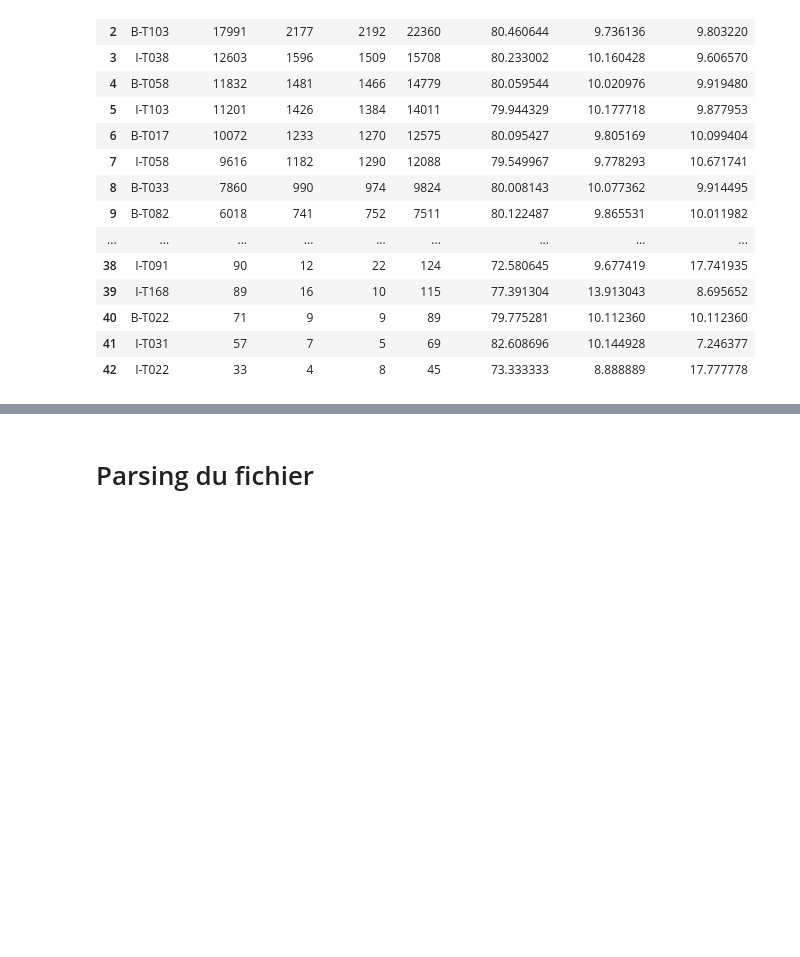
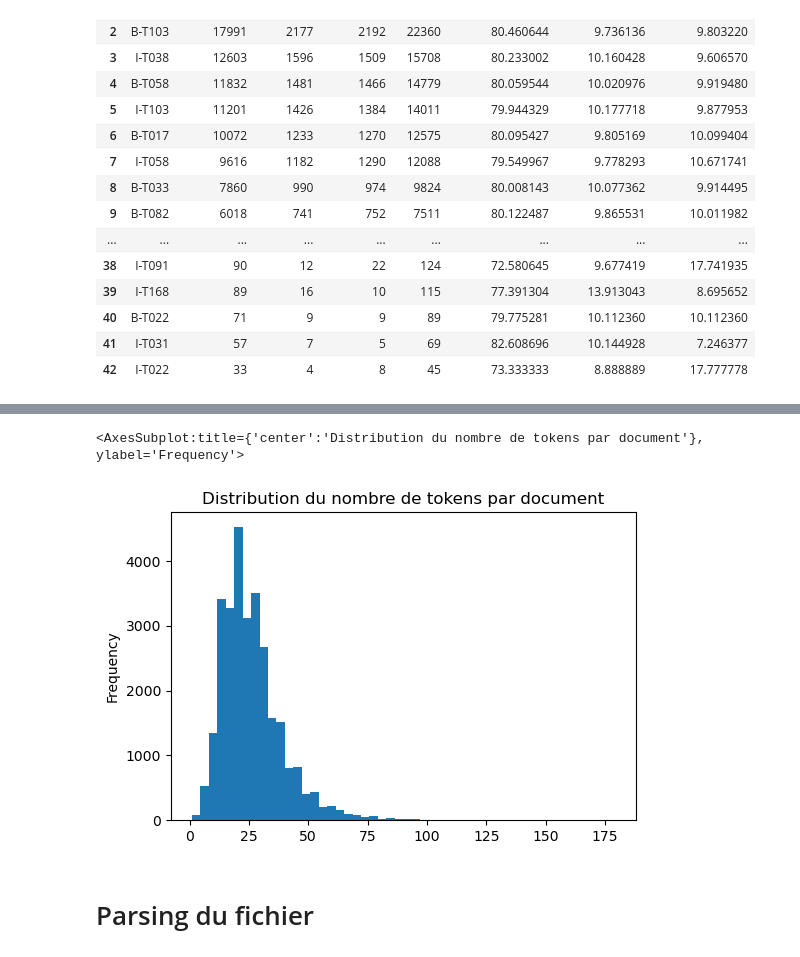
Before and after one commit to Nicolassalvan/mti881-projet2, a Jupyter notebook: analyse.ipynb, the cells around one changed output, grey strips where cells are left out. Saved outputs shown, nothing was run; the diff lists cells and outputs as text; code cells hidden in the pictures; blank space fills up the shorter version.

```diff
--- a/analyse.ipynb
+++ b/analyse.ipynb
@@ -473,0 +476,11 @@ merged_df
+# %%
+from datasets import load_dataset
+from datasets import concatenate_datasets
+
+dataset = load_dataset('ibm-research/MedMentions-ZS', trust_remote_code=True)
+combined = concatenate_datasets([dataset['train'], dataset['validation'], dataset['test']])
+# %%
+# convertir en DataFrame
+import pandas as pd
+df = pd.DataFrame(combined)
+df.head()
@@ -473,0 +494,5 @@ merged_df
+# %%
+df['num_tokens'] = df['tokens'].apply(lambda x: len(x))
+print(f"Seuil 95%: {df['num_tokens'].quantile(0.95)}")
+print(f"Seuil 99%: {df['num_tokens'].quantile(0.99)}")
+print(df.describe())
@@ -474,3 +511,11 @@ merged_df
+# %%
+
+# Visualiser la distribution du nombre de tokens
+
+df['num_tokens'].plot(kind='hist', bins=50, figsize=(6, 4), title='Distribution du nombre de tokens par document')
+# %% [output]
+<AxesSubplot:title={'center':'Distribution du nombre de tokens par document'}, ylabel='Frequency'>
+[figure, added]
 # %% [markdown]
 # Parsing du fichier
 # %% [markdown]
```
Also changed, not shown: parts of 4 cells of this notebook, 15 other files.
